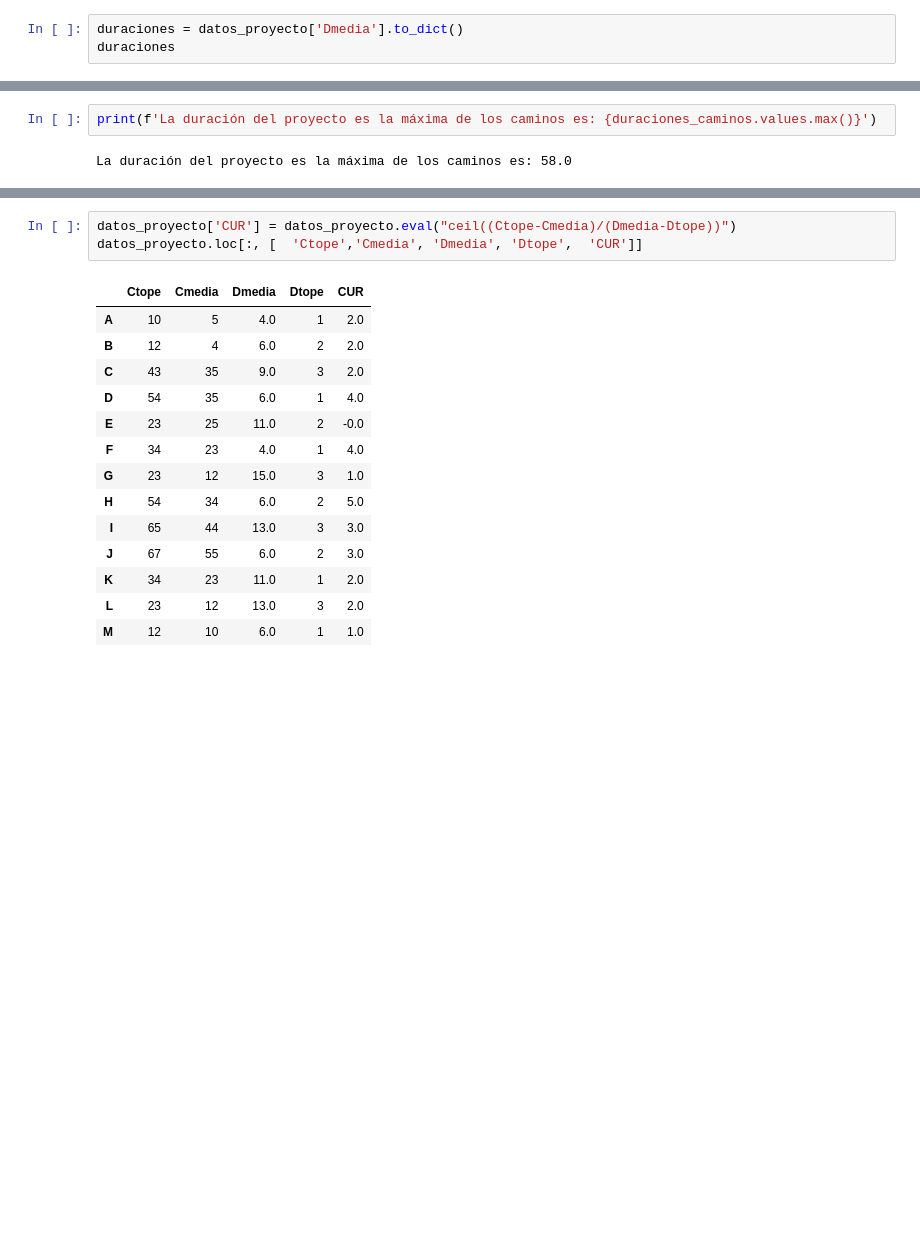
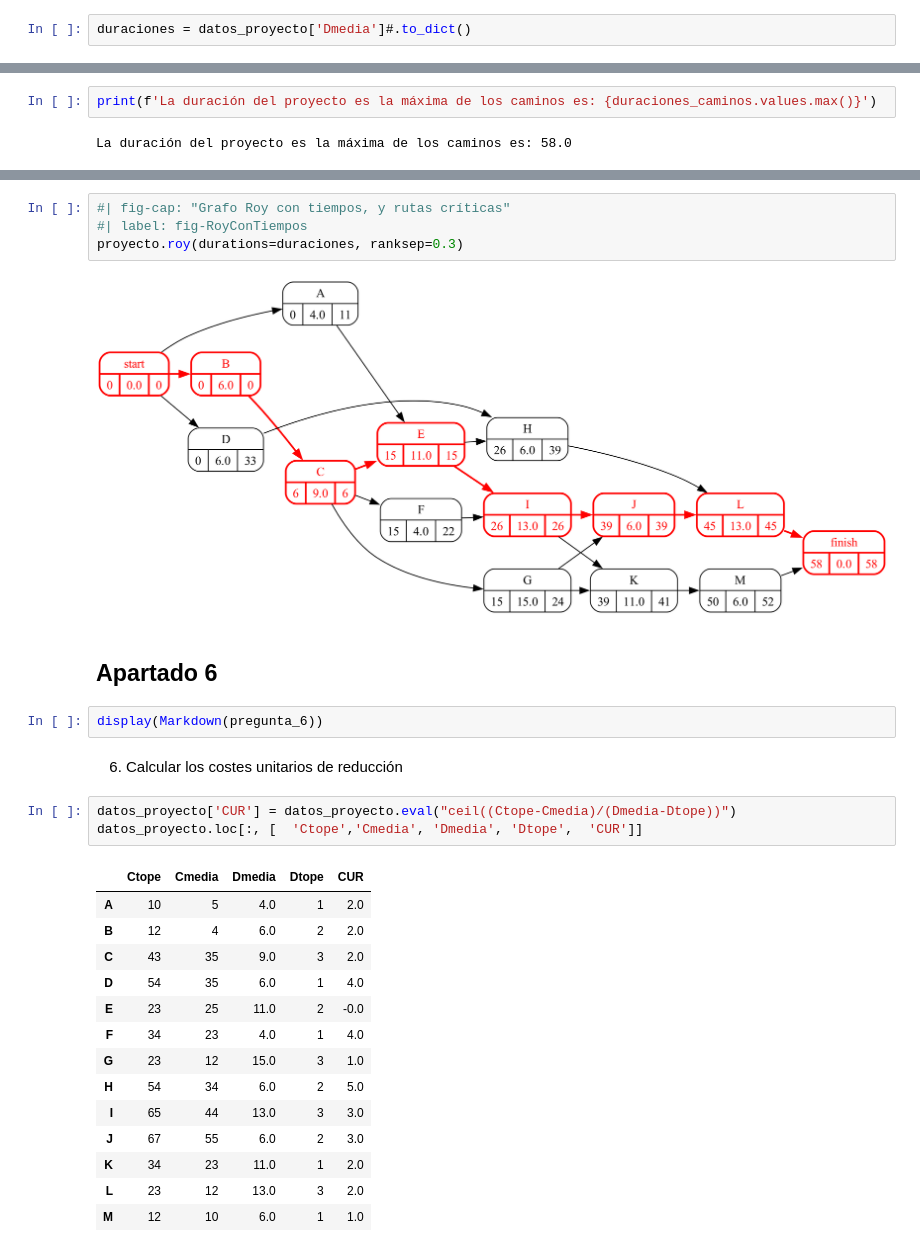
Before and after one commit to mcasl/pmULE, a Jupyter notebook: notebooks/Ejercicio_23.ipynb, the cells around one changed output, grey strips where cells are left out. Saved outputs shown, nothing was run; the diff lists cells and outputs as text; blank space fills up the shorter version.

```diff
--- a/notebooks/Ejercicio_23.ipynb
+++ b/notebooks/Ejercicio_23.ipynb
@@ -177,5 +210,4 @@ datos_proyecto
 | L | 6 | 25 | 11 | 3 | 23 | 12 | 13.0 |
 | M | 3 | 13 | 5 | 1 | 12 | 10 | 6.0 |
 # %%
-duraciones = datos_proyecto['Dmedia'].to_dict()
-duraciones
+duraciones = datos_proyecto['Dmedia']#.to_dict()
@@ -331,3 +383,15 @@ proyecto.pert(durations=duraciones, ranksep=0.3)
+# %%
+#| fig-cap: "Grafo Roy con tiempos, y rutas críticas"
+#| label: fig-RoyConTiempos
+proyecto.roy(durations=duraciones, ranksep=0.3)
+# %% [output]
+[figure, added]
+# %% [markdown]
+## Apartado 6
+# %%
+display(Markdown(pregunta_6))
+# %% [output]
+6. Calcular los costes unitarios de reducción
 # %%
 datos_proyecto['CUR'] = datos_proyecto.eval("ceil((Ctope-Cmedia)/(Dmedia-Dtope))")
 datos_proyecto.loc[:, [  'Ctope','Cmedia', 'Dmedia', 'Dtope',  'CUR']]
```
Also changed, not shown: parts of 39 cells of this notebook, 1 other file.
